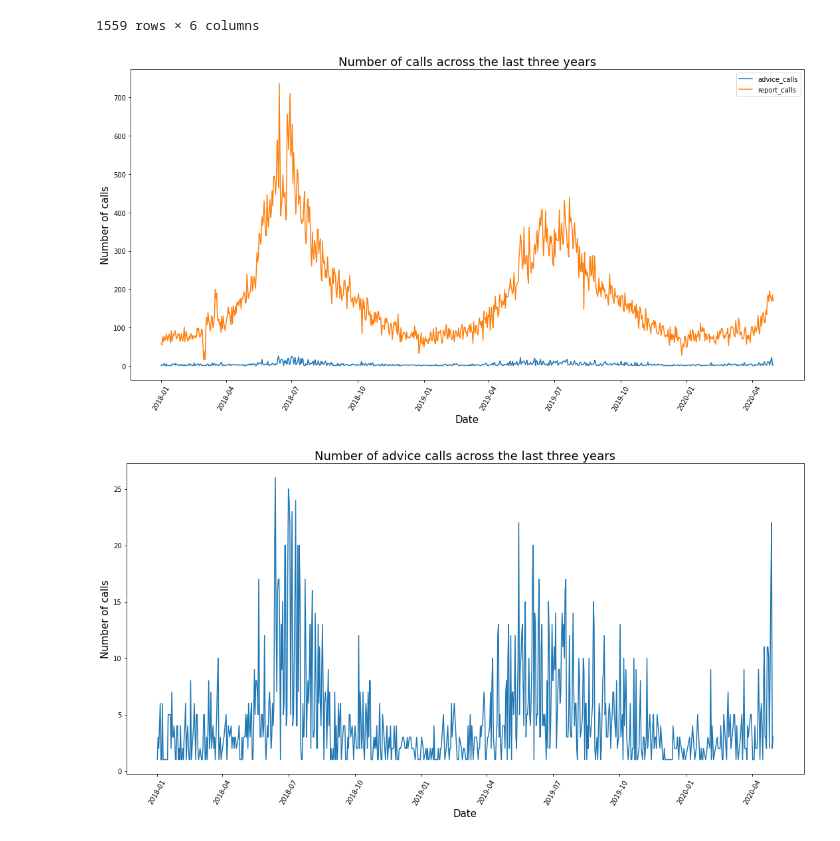
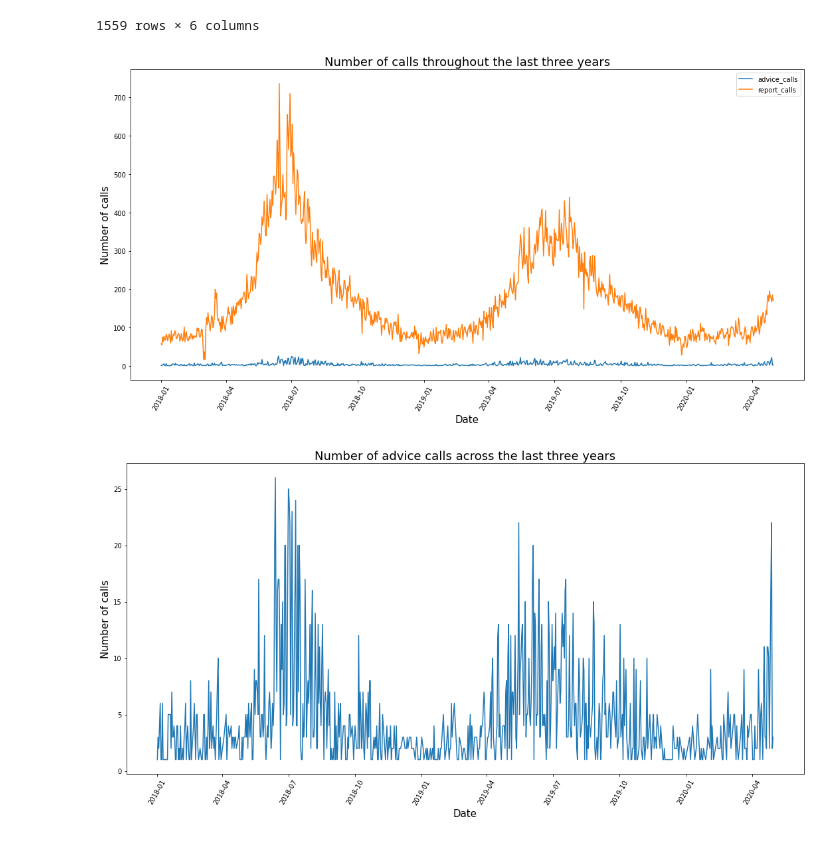
Before and after one commit to vpetrova13/final_project_VM, a Jupyter notebook: analysis_and_documentation/wildlife_analysis.ipynb, the cells around one changed output. Drawn from its saved outputs; the diff is of its cells as text; code cells hidden in the pictures.

```diff
--- a/analysis_and_documentation/wildlife_analysis.ipynb
+++ b/analysis_and_documentation/wildlife_analysis.ipynb
@@ -510,15 +510,15 @@ calls_df
 # %%
 plt.figure(figsize=(15,8))
 sns.lineplot(x = "CALL_SAVED_TIME", y = "reason_for_call",hue = 'type_of_calls', data = calls_df)
 plt.xticks(rotation = 60)
 plt.xlabel("Date", size=15)
 plt.ylabel("Number of calls", size=15)
-plt.title("Number of calls across the last three years", size=18)
+plt.title("Number of calls throughout the last three years", size=18)
 plt.legend(loc='best')
 plt.tight_layout()
 #as expected there are more report calls than advice
 # %% [output]
-[figure, old version]
+[figure, new version]
 # %%
 advice_df = calls_df[calls_df['type_of_calls']=='advice_calls']
 # %%
```
Also changed, not shown: parts of 4 cells of this notebook, 1 other file.
